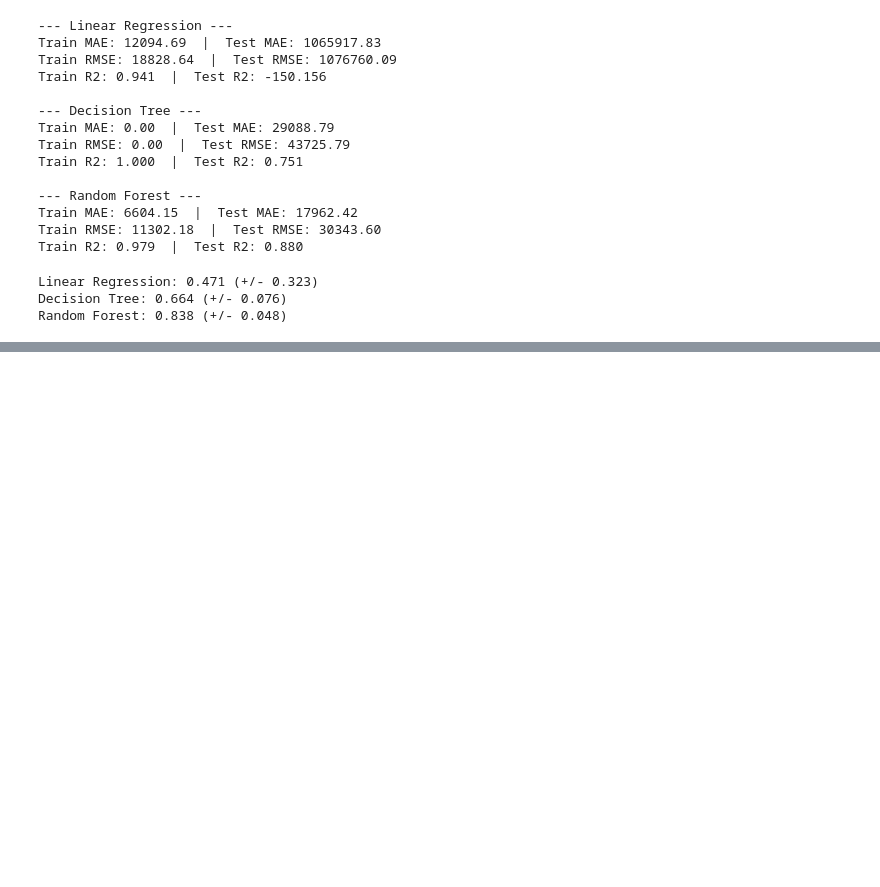
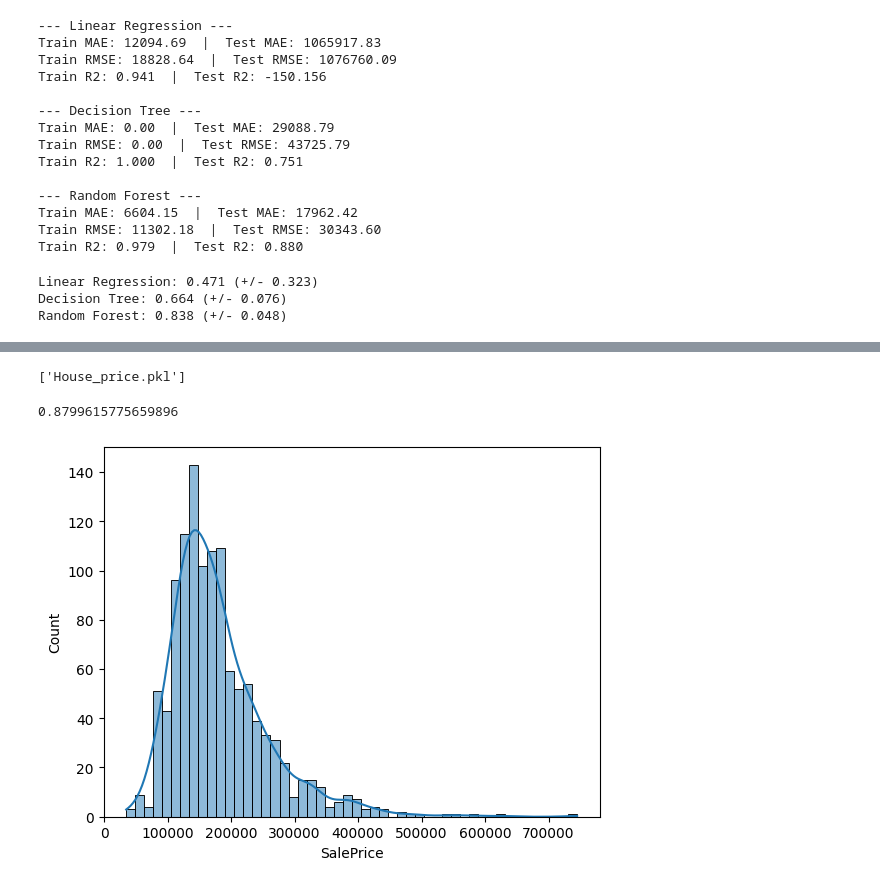
Before and after one commit to howljenkins2003-cpu/ML-journey, a Jupyter notebook: House Prices/House_price.ipynb, the cells around one changed output, grey strips where cells are left out. Saved outputs shown, nothing was run; the diff lists cells and outputs as text; code cells hidden in the pictures; blank space fills up the shorter version.

Commit message:
EDA for houses prices

```diff
--- a/House Prices/House_price.ipynb
+++ b/House Prices/House_price.ipynb
@@ -171,3 +171,24 @@ for name, model in models.items():
 Linear Regression: 0.471 (+/- 0.323)
 Decision Tree: 0.664 (+/- 0.076)
 Random Forest: 0.838 (+/- 0.048)
+# %%
+rf_param_grid = {
+    "n_estimators":[50, 100, 200],
+    "max_depth" : [None, 5, 10, 20],
+    "min_samples_split": [2, 5]
+}
+# %%
+from sklearn.model_selection import GridSearchCV
+
+grid =  GridSearchCV(
+    RandomForestRegressor(random_state=42),
+    rf_param_grid,
+    cv = 5,
+    n_jobs =  -1,
+    scoring =  'r2'
+)
+grid.fit(X_train_scaled, y_train)
+print(grid.best_params_)
+print(grid.best_score_)
+best_model = grid.best_estimator_
+print(best_model.score(X_test_scaled, y_test))
@@ -173,0 +214,20 @@ Random Forest: 0.838 (+/- 0.048)
+# %%
+import joblib
+
+joblib.dump(best_model, "House_price.pkl")
+# %% [output]
+['House_price.pkl']
+# %%
+loaded_model =  joblib.load("House_price.pkl")
+print(loaded_model.score(X_test_scaled, y_test))
+# %% [output]
+0.8799615775659896
+# %%
+import matplotlib.pyplot as plt
+import seaborn as sns
+
+viz_df = pd.concat([X_train, y_train], axis = 1)
+sns.histplot(data = viz_df, x = 'SalePrice', kde = True, bins = 50)
+plt.show()
+# %% [output]
+[figure, added]
```
Also changed, not shown: parts of 4 cells of this notebook.
